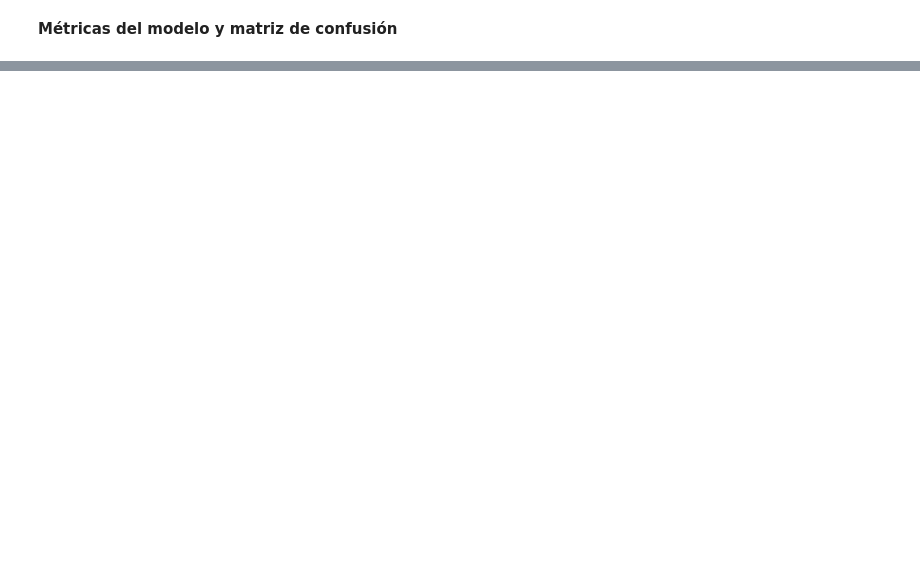
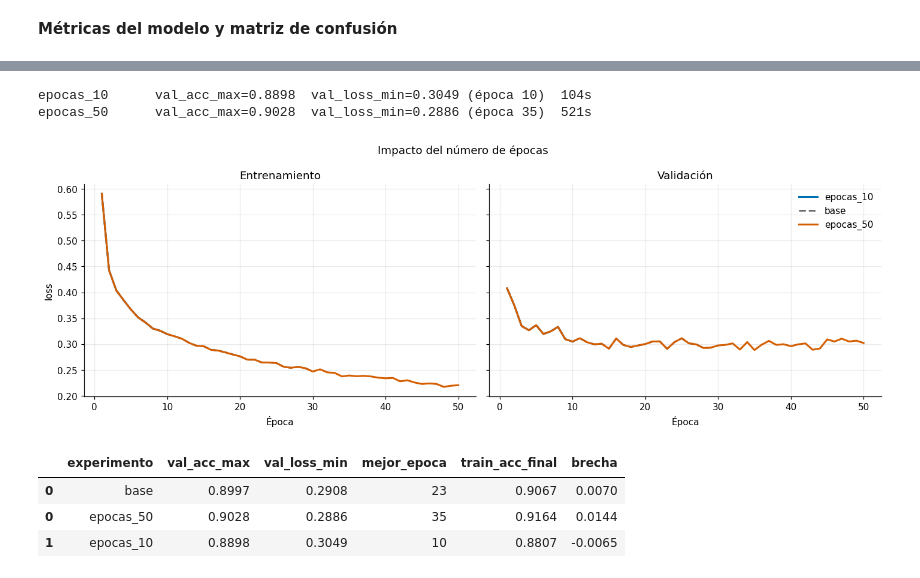
Before and after one commit to javisagredo-dev/DeepLearning_EP1_FashionMNIST, a Jupyter notebook: notebooks/fashion_mnist_mlp.ipynb, the cells around one changed output, grey strips where cells are left out. Saved outputs shown, nothing was run; the diff lists cells and outputs as text; code cells hidden in the pictures; blank space fills up the shorter version.

```diff
--- a/notebooks/fashion_mnist_mlp.ipynb
+++ b/notebooks/fashion_mnist_mlp.ipynb
@@ -292,0 +896,25 @@ que lo haría una arquitectura convolucional (CNN).
+# %%
+model_epocas_10, history_epocas_10 = run_experiment(
+    nombre='epocas_10', bloque='3-epocas', modelo=build_model(),
+    epochs=10, config='10 épocas'
+)
+
+model_epocas_50, history_epocas_50 = run_experiment(
+    nombre='epocas_50', bloque='3-epocas', modelo=build_model(),
+    epochs=50, config='50 épocas'
+)
+# %% [output]
+epocas_10      val_acc_max=0.8898  val_loss_min=0.3049 (época 10)  104s
+epocas_50      val_acc_max=0.9028  val_loss_min=0.2886 (época 35)  521s
+# %%
+comparar(['epocas_10', 'base', 'epocas_50'], 'Impacto del número de épocas', metrica='loss')
+
+# La brecha entre entrenamiento y validación es el indicador directo de sobreajuste
+pd.concat([tabla('0-base'), tabla('3-epocas')])[
+    ['experimento', 'val_acc_max', 'val_loss_min', 'mejor_epoca', 'train_acc_final', 'brecha']]
+# %% [output]
+[figure, added]
+|  | experimento | val_acc_max | val_loss_min | mejor_epoca | train_acc_final | brecha |
+| 0 | base | 0.8997 | 0.2908 | 23 | 0.9067 | 0.0070 |
+| 0 | epocas_50 | 0.9028 | 0.2886 | 35 | 0.9164 | 0.0144 |
+| 1 | epocas_10 | 0.8898 | 0.3049 | 10 | 0.8807 | -0.0065 |
```
Also changed, not shown: parts of 90 cells of this notebook, 2 other files.
